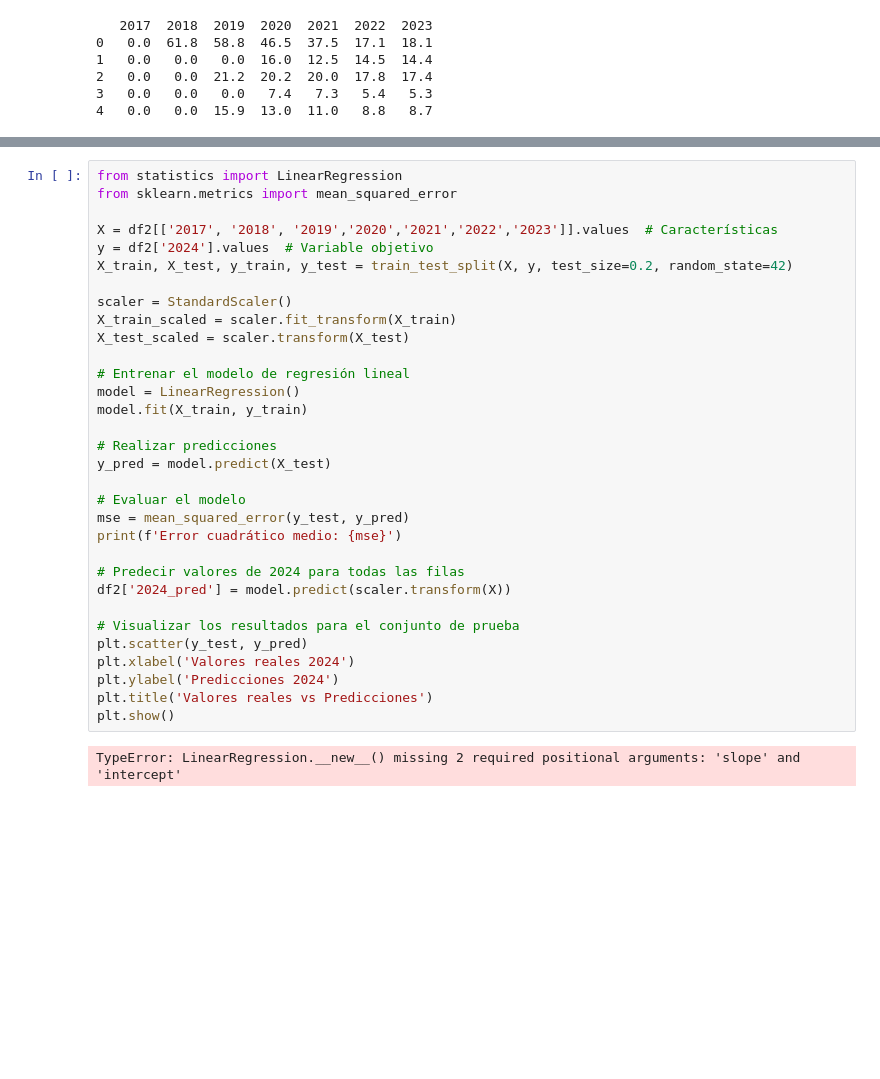
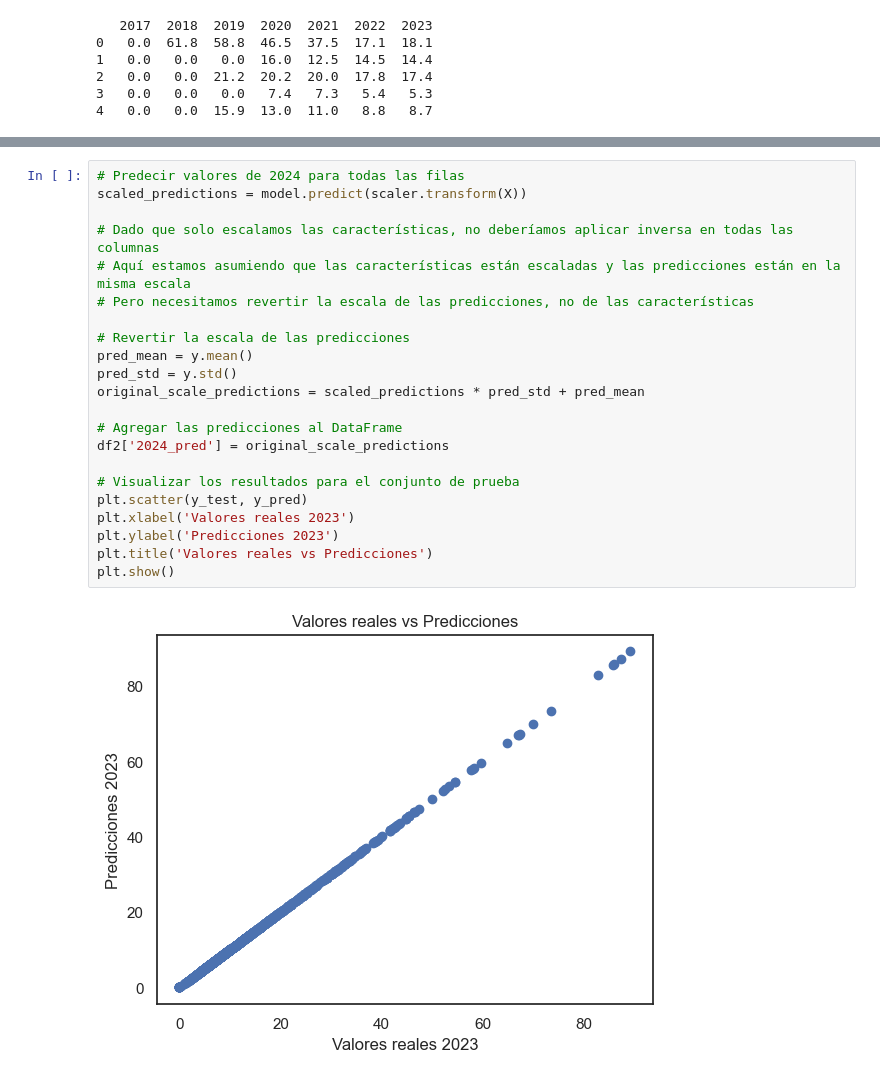
Before and after one commit to FrankRomeroT/H-bito, a Jupyter notebook: Dia 19/Contaminación del aire.ipynb, the cells around one changed output, grey strips where cells are left out. Drawn from its saved outputs; the diff is of its cells as text; blank space fills up the shorter version.

```diff
--- a/Dia 19/Contaminación del aire.ipynb
+++ b/Dia 19/Contaminación del aire.ipynb
@@ -194,34 +241,24 @@ df2.head()
-# %%
-from statistics import LinearRegression
-from sklearn.metrics import mean_squared_error
-
-X = df2[['2017', '2018', '2019','2020','2021','2022','2023']].values  # Características
-y = df2['2024'].values  # Variable objetivo
-X_train, X_test, y_train, y_test = train_test_split(X, y, test_size=0.2, random_state=42)
-
-scaler = StandardScaler()
-X_train_scaled = scaler.fit_transform(X_train)
-X_test_scaled = scaler.transform(X_test)
-
-# Entrenar el modelo de regresión lineal
-model = LinearRegression()
-model.fit(X_train, y_train)
-
-# Realizar predicciones
-y_pred = model.predict(X_test)
-
-# Evaluar el modelo
-mse = mean_squared_error(y_test, y_pred)
-print(f'Error cuadrático medio: {mse}')
-
-# Predecir valores de 2024 para todas las filas
-df2['2024_pred'] = model.predict(scaler.transform(X))
-
-# Visualizar los resultados para el conjunto de prueba
-plt.scatter(y_test, y_pred)
-plt.xlabel('Valores reales 2024')
-plt.ylabel('Predicciones 2024')
-plt.title('Valores reales vs Predicciones')
-plt.show()
-# %% [output]
-TypeError: LinearRegression.__new__() missing 2 required positional arguments: 'slope' and 'intercept'
+# %%
+# Predecir valores de 2024 para todas las filas
+scaled_predictions = model.predict(scaler.transform(X))
+
+# Dado que solo escalamos las características, no deberíamos aplicar inversa en todas las columnas
+# Aquí estamos asumiendo que las características están escaladas y las predicciones están en la misma escala
+# Pero necesitamos revertir la escala de las predicciones, no de las características
+
+# Revertir la escala de las predicciones
+pred_mean = y.mean()
+pred_std = y.std()
+original_scale_predictions = scaled_predictions * pred_std + pred_mean
+
+# Agregar las predicciones al DataFrame
+df2['2024_pred'] = original_scale_predictions
+
+# Visualizar los resultados para el conjunto de prueba
+plt.scatter(y_test, y_pred)
+plt.xlabel('Valores reales 2023')
+plt.ylabel('Predicciones 2023')
+plt.title('Valores reales vs Predicciones')
+plt.show()
+# %% [output]
+[figure, added]
```
Also changed, not shown: parts of 12 cells of this notebook, 3 other files.
